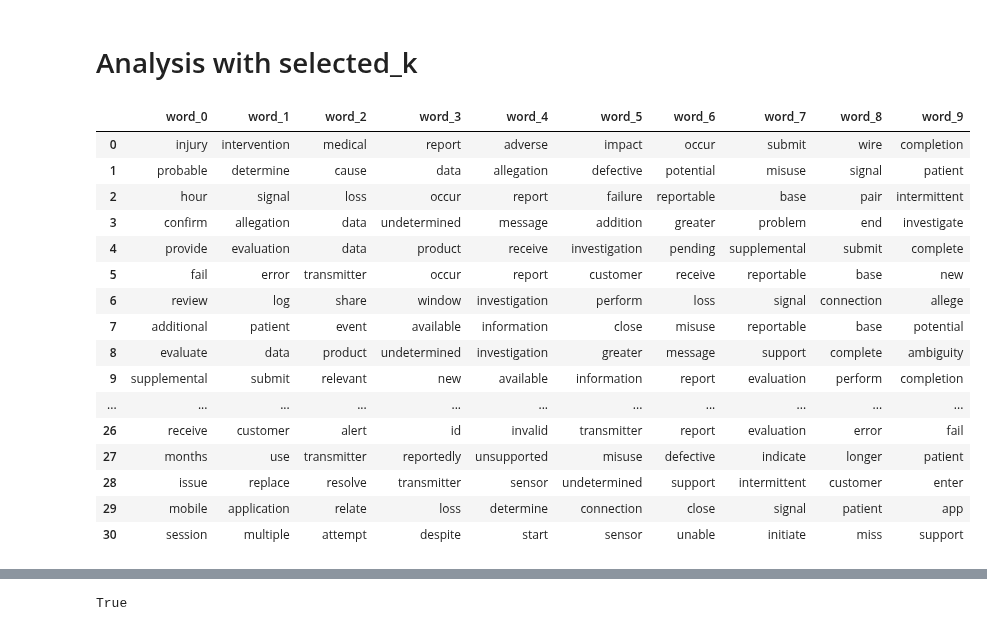
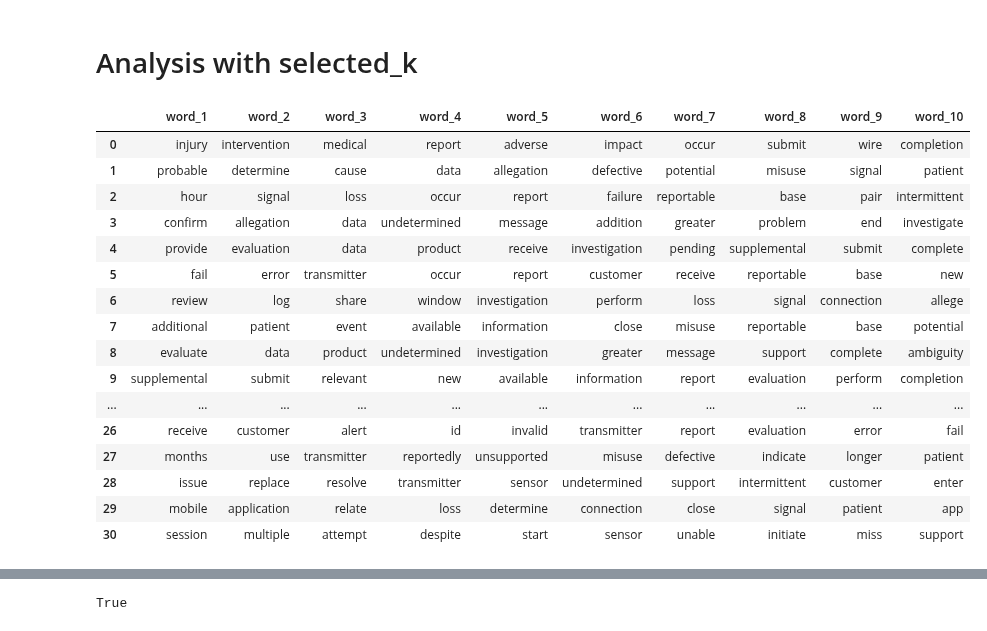
Before and after one commit to Drnjenkins/praxis-2023, a Jupyter notebook: 36-NMF_finalized.ipynb, the cells around one changed output, grey strips where cells are left out. Drawn from its saved outputs; the diff is of its cells as text; code cells hidden in the pictures.

```diff
--- a/36-NMF_finalized.ipynb
+++ b/36-NMF_finalized.ipynb
@@ -323,27 +323,27 @@ Selected score for the highest coherence score     : 0.48773471462924217
 # %%
 topics = []
 
 for topic_index, topic in enumerate(nmf_model_collection[max_score_index].components_):
     top_words = [vocab[i] for i in topic.argsort()[:-num_top_words - 1:-1]]
 
     topics.append(top_words)
 
     # Adding the NMF weights to the dataframe
     nmf_weights = pd.DataFrame(topic).T.add_prefix('Topic_')
     nmf_weights['k'] = selected_k
     nmf_weights_df = nmf_weights_df.append(nmf_weights)
 
 # Normalizing the NMF weights so they sum to 1
 nmf_weights_df.iloc[:, :-1] = nmf_weights_df.iloc[:, :-1].div(
     nmf_weights_df.iloc[:, :-1].sum(axis=1),
     axis=0
 )
 
 # Creating a dataframe of the top 10 words for each topic
-top_words_df = pd.DataFrame(topics, columns=[f'word_{i}' for i in range(num_top_words)])
+top_words_df = pd.DataFrame(topics, columns=[f'word_{i+1}' for i in range(num_top_words)])
 top_words_df
 # %% [output]
-|  | word_0 | word_1 | word_2 | word_3 | word_4 | word_5 | word_6 | word_7 | word_8 | word_9 |
+|  | word_1 | word_2 | word_3 | word_4 | word_5 | word_6 | word_7 | word_8 | word_9 | word_10 |
 | 0 | injury | intervention | medical | report | adverse | impact | occur | submit | wire | completion |
 | 1 | probable | determine | cause | data | allegation | defective | potential | misuse | signal | patient |
 | 2 | hour | signal | loss | occur | report | failure | reportable | base | pair | intermittent |
```
Also changed, not shown: parts of 2 cells of this notebook, 2 other files.
